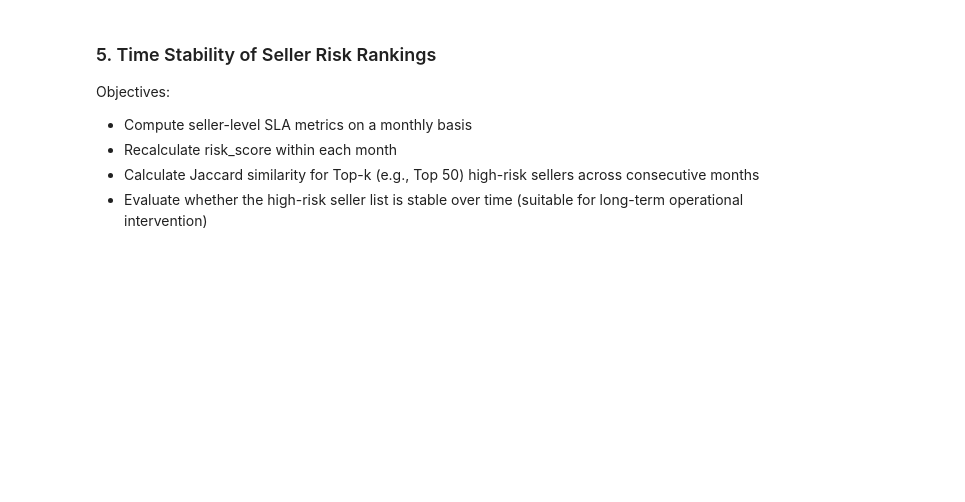
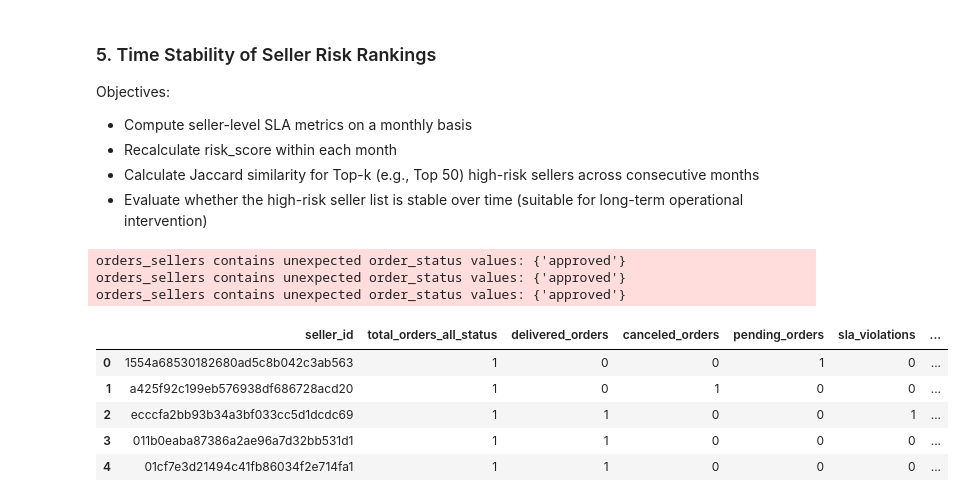
Before and after one commit to andrewyang0620/Marketplace-Sla-Risk-Analysis, a Jupyter notebook: notebooks/01_seller_risk.ipynb, the cells around one changed output. Drawn from its saved outputs; the diff is of its cells as text; code cells hidden in the pictures; blank space fills up the shorter version.

Commit message:
compute_risk_stability method finished

```diff
--- a/notebooks/01_seller_risk.ipynb
+++ b/notebooks/01_seller_risk.ipynb
@@ -437,3 +436,23 @@ Objectives:
 - Recalculate risk_score within each month
 - Calculate Jaccard similarity for Top-k (e.g., Top 50) high-risk sellers across consecutive months
 - Evaluate whether the high-risk seller list is stable over time (suitable for long-term operational intervention)
+# %%
+# clustering seller metrics by month
+period_metrics = compute_seller_metrics_by_period(
+    orders_sellers,
+    gmv_col=None,
+    severe_weight=2.0,
+    freq="M"
+)
+
+period_metrics.head()
+# %% [output]
+orders_sellers contains unexpected order_status values: {'approved'}
+orders_sellers contains unexpected order_status values: {'approved'}
+orders_sellers contains unexpected order_status values: {'approved'}
+|  | seller_id | total_orders_all_status | delivered_orders | canceled_orders | pending_orders | sla_violations | ... |
+| 0 | 1554a68530182680ad5c8b042c3ab563 | 1 | 0 | 0 | 1 | 0 | ... |
+| 1 | a425f92c199eb576938df686728acd20 | 1 | 0 | 1 | 0 | 0 | ... |
+| 2 | ecccfa2bb93b34a3bf033cc5d1dcdc69 | 1 | 1 | 0 | 0 | 1 | ... |
+| 3 | 011b0eaba87386a2ae96a7d32bb531d1 | 1 | 1 | 0 | 0 | 0 | ... |
+| 4 | 01cf7e3d21494c41fb86034f2e714fa1 | 1 | 1 | 0 | 0 | 0 | ... |
```
Also changed, not shown: parts of 2 cells of this notebook, 1 other file.
